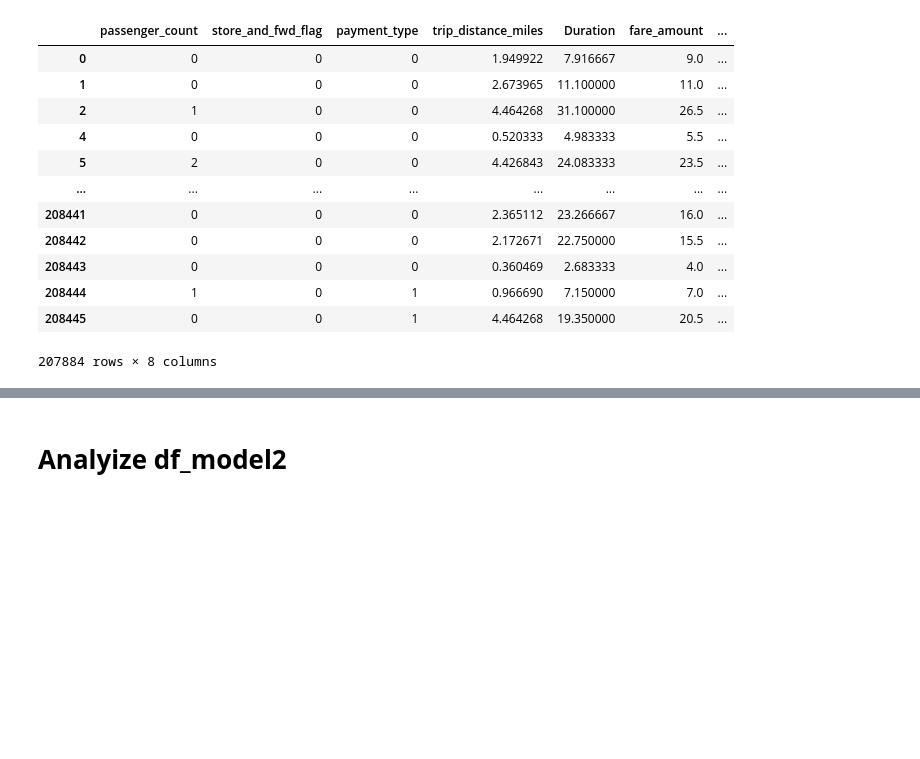
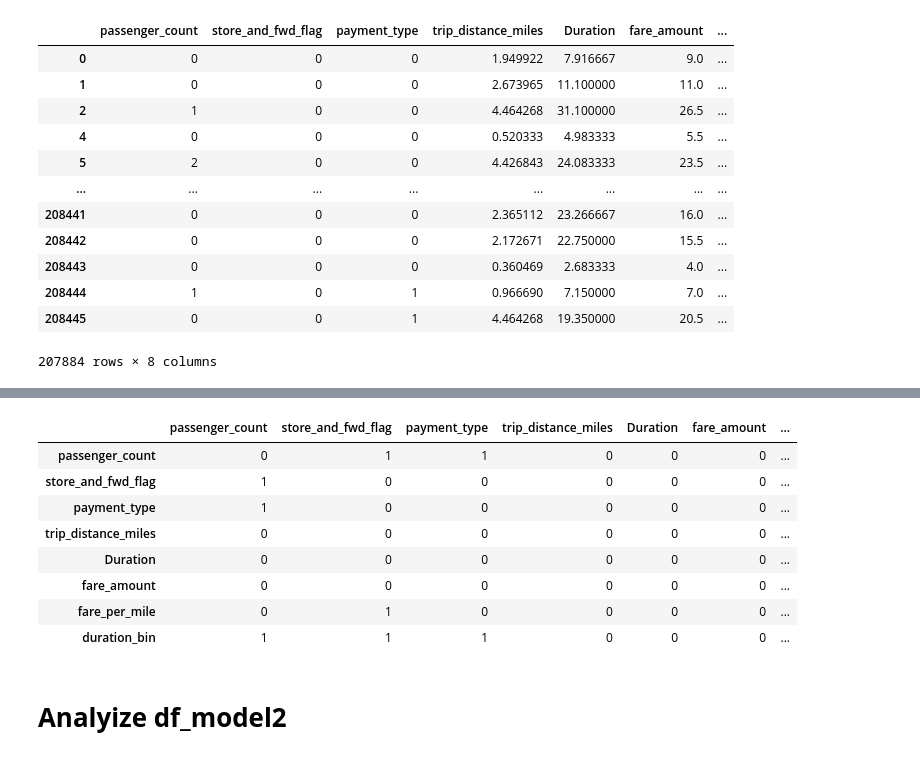
Before and after one commit to ArunK-ML/Project---TripFare-Predicting-Urban-Taxi-Fare-with-Machine-Learning, a Jupyter notebook: Trip_FareAmount_TotalAmount.ipynb, the cells around one changed output, grey strips where cells are left out. Cells and saved outputs as stored; diff of their text form; code cells hidden in the pictures; blank space fills up the shorter version.

```diff
--- a/Trip_FareAmount_TotalAmount.ipynb
+++ b/Trip_FareAmount_TotalAmount.ipynb
@@ -905,3 +925,96 @@ df_model1
+# %%
+continuous = ['trip_distance_miles', 'Duration', 'fare_amount', 'fare_per_mile']
+category = [ 'passenger_count', 'store_and_fwd_flag', 'payment_type', 'duration_bin']
+# %%
+from scipy import stats
+
+#continious vs continious
+def two_sample(d1,d2):
+  t=0
+  f=0
+  for i in  range(31):
+    sample1=d1.sample(frac=0.03, replace=True, random_state=i)
+    sample2=d2.sample(frac=0.03, replace=True, random_state=i)
+    t_test,p_value=stats.ttest_ind(sample1,sample2, nan_policy='omit')
+    if p_value < 0.1:
+      f=f+1
+    else:
+      t=t+1
+  if t>f:
+    return True
+  else:
+    return False
+
+
+#cat vs cat
+def chisquare_cat_vs_cat(d1,d2):
+    contingency_table = pd.crosstab(d1,d2)
+    # Check if any dimension of the table is zero
+    if contingency_table.shape[0] == 0 or contingency_table.shape[1] == 0:
+        return False # Cannot perform chi-square on empty table
+    return True if stats.chi2_contingency(contingency_table)[1] < 0.1 else False
+
+
+#continious(d1) vs cat(d2)
+def annova_test(d1,d2):
+    # Convert d2 to category if it's not already
+    if not pd.api.types.is_categorical_dtype(d2):
+        d2 = d2.astype('category')
+
+    group = d2.cat.categories
+    data = {}
+    for i in group:
+        # Convert category label to string for comparison
+        group_data = d1[d2.astype(str) == str(i)].dropna() # Drop NaN values for ANOVA
+        if len(group_data) > 1:
+            data[i]=group_data
+    # Check if there are at least two groups with more than one data point
+    if len(data) < 2:
+        return False  # Cannot perform ANOVA with less than two groups with data
+    f_value,p_value=stats.f_oneway(*[i for i in data.values()])
+    return False if p_value < 0.1 else True
+
+
+
+final = {}
+for i in df_model1.columns:
+    final[i]={}
+    for j in df_model1.columns:
+        result = None # Initialize result
+        if i == j: # Skip comparison of a column with itself
+            result = False
+        elif (i in continuous) and (j in continuous):
+            result=two_sample(df_model1[i],df_model1[j])
+        elif (i in continuous) and (j in category):
+            result=annova_test(df_model1[i],df_model1[j])
+        elif (i in category) and (j in continuous):
+            result=annova_test(df_model1[j],df_model1[i])
+        elif (i in category) and (j in category):
+             # Check if either column is empty before performing chi-square
+            if not df_model1[i].empty and not df_model1[j].empty:
+                 result=chisquare_cat_vs_cat(df_model1[i],df_model1[j])
+            else:
+                 result = False # Cannot perform chi-square on empty data
+
+        if result is not None: # Check if result was assigned
+            if result:
+                final[i][j]=1
+            else:
+                final[i][j]=0
+
+
+final_df = pd.DataFrame(final)
+final_df
+# %% [output]
+|  | passenger_count | store_and_fwd_flag | payment_type | trip_distance_miles | Duration | fare_amount | ... |
+| passenger_count | 0 | 1 | 1 | 0 | 0 | 0 | ... |
+| store_and_fwd_flag | 1 | 0 | 0 | 0 | 0 | 0 | ... |
+| payment_type | 1 | 0 | 0 | 0 | 0 | 0 | ... |
+| trip_distance_miles | 0 | 0 | 0 | 0 | 0 | 0 | ... |
+| Duration | 0 | 0 | 0 | 0 | 0 | 0 | ... |
+| fare_amount | 0 | 0 | 0 | 0 | 0 | 0 | ... |
+| fare_per_mile | 0 | 1 | 0 | 0 | 0 | 0 | ... |
+| duration_bin | 1 | 1 | 1 | 0 | 0 | 0 | ... |
 # %% [markdown]
 # **Analyize df_model2**
 # %%
```
Also changed, not shown: parts of 11 cells of this notebook.
